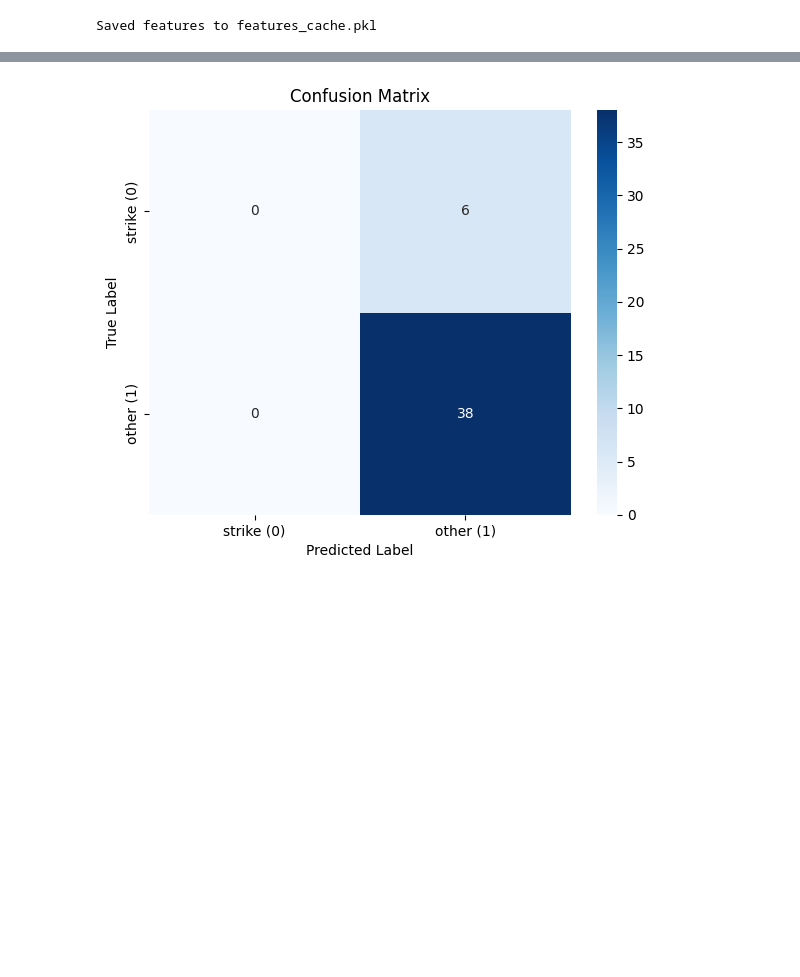
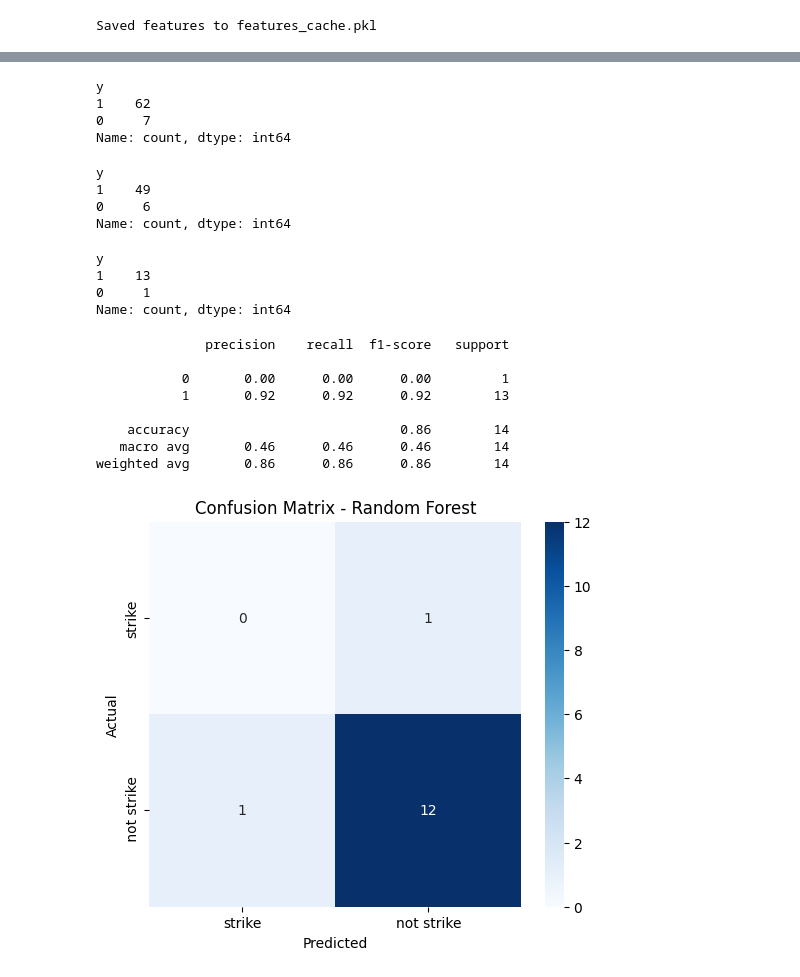
Before and after one commit to skywalker0803r/detectron2_env, a Jupyter notebook: workspace/檢查特徵.ipynb, the cells around one changed output, grey strips where cells are left out. Cells and saved outputs as stored; diff of their text form; code cells hidden in the pictures; blank space fills up the shorter version.

```diff
--- a/workspace/檢查特徵.ipynb
+++ b/workspace/檢查特徵.ipynb
@@ -285,0 +216,8 @@ Epoch 20 | Train Loss: 0.4008, Acc: 0.8636 | Val Loss: 0.1011, Acc: 1.0000
+# %%
+import pandas as pd
+
+df = pd.DataFrame(batch_X)
+df['y'] = y
+df['y'] = df['y'].apply(lambda x: 0 if 'strike' in x.lower() else 1)
+df = df.dropna(axis=0)
+df
@@ -286,23 +238,62 @@ Epoch 20 | Train Loss: 0.4008, Acc: 0.8636 | Val Loss: 0.1011, Acc: 1.0000
+# %%
+df['y'].value_counts()
+# %% [output]
+y
+1    62
+0     7
+Name: count, dtype: int64
+# %%
+X_train, X_test, y_train, y_test = train_test_split(
+    df.drop(columns=['y']),
+    df['y'],
+    test_size=0.2,
+    random_state=42,
+    stratify=df['y']  # ⬅️ 分層抽樣關鍵
+)
+# %%
+y_train.value_counts()
+# %% [output]
+y
+1    49
+0     6
+Name: count, dtype: int64
+# %%
+y_test.value_counts()
+# %% [output]
+y
+1    13
+0     1
+Name: count, dtype: int64
 # %%
+from sklearn.ensemble import RandomForestClassifier
+from sklearn.metrics import classification_report, confusion_matrix
+import matplotlib.pyplot as plt
 import seaborn as sns
-import matplotlib.pyplot as plt
-from sklearn.metrics import confusion_matrix
 
-# 計算混淆矩陣
-y_true = y_train
-y_pred = model(torch.tensor(X_train, dtype=torch.float32)).argmax(dim=1).numpy()
-cm = confusion_matrix(y_true, y_pred)
+# 2. train Random Forest
+clf = RandomForestClassifier(n_estimators=100, random_state=42)
+clf.fit(X_train, y_train)
 
-# 繪圖
+# 3. predict and evaluate
+y_pred = clf.predict(X_test)
+
+print(classification_report(y_test, y_pred))
+
+# 4. 混淆矩陣圖
+cm = confusion_matrix(y_test, y_pred)
 plt.figure(figsize=(6, 5))
-sns.heatmap(cm, annot=True, fmt='d', cmap='Blues',
-            xticklabels=['strike (0)', 'other (1)'],
-            yticklabels=['strike (0)', 'other (1)'])
-
-plt.xlabel('Predicted Label')
-plt.ylabel('True Label')
-plt.title('Confusion Matrix')
-plt.tight_layout()
+sns.heatmap(cm, annot=True, fmt='d', cmap='Blues', xticklabels=['strike', 'not strike'], yticklabels=['strike', ' not strike'])
+plt.xlabel('Predicted')
+plt.ylabel('Actual')
+plt.title('Confusion Matrix - Random Forest')
 plt.show()
 # %% [output]
+              precision    recall  f1-score   support
+
+           0       0.00      0.00      0.00         1
+           1       0.92      0.92      0.92        13
+
+    accuracy                           0.86        14
+   macro avg       0.46      0.46      0.46        14
+weighted avg       0.86      0.86      0.86        14
-[figure, old version]
+[figure, new version]
```
Also changed, not shown: parts of 10 cells of this notebook, 1 other file.
